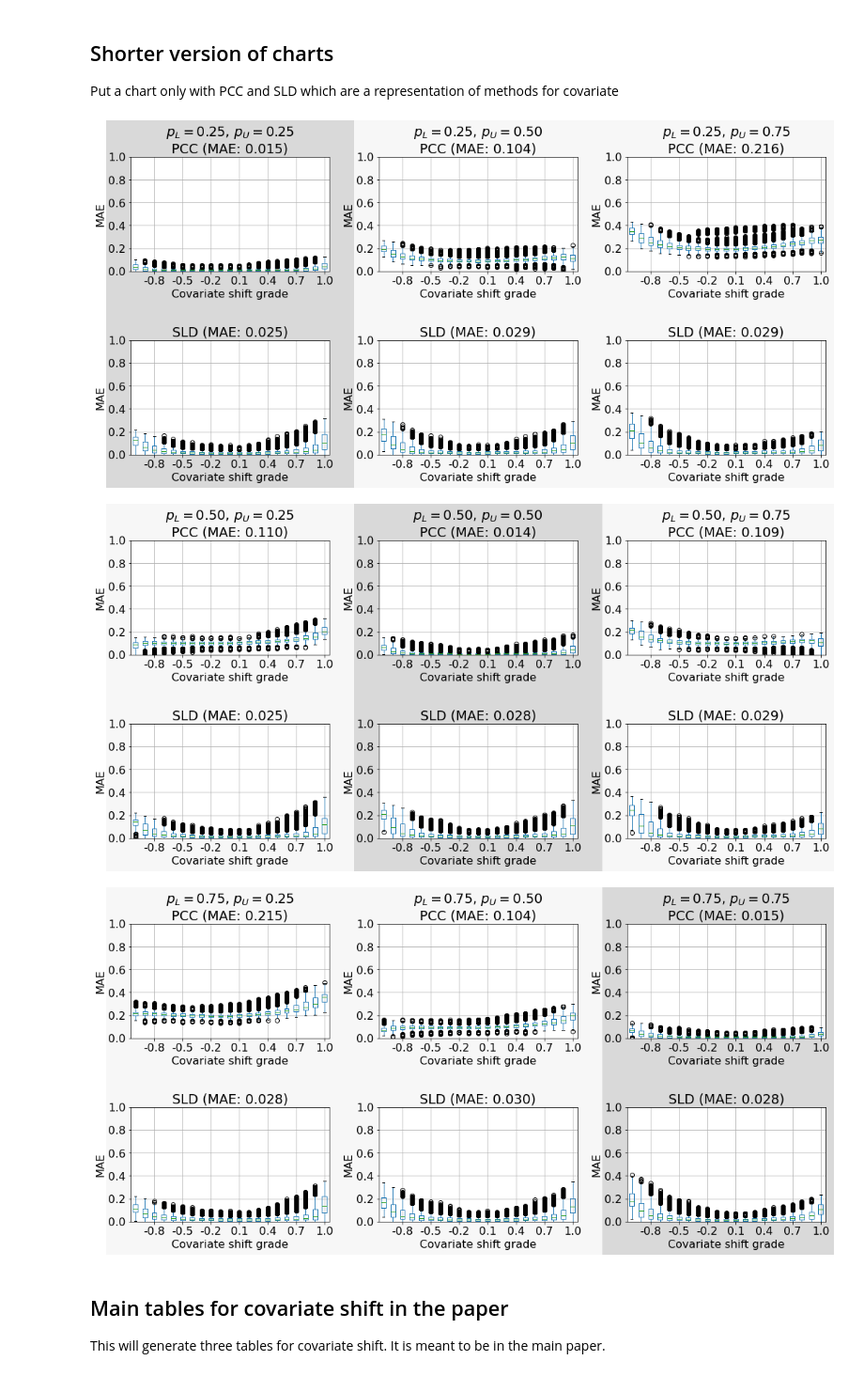
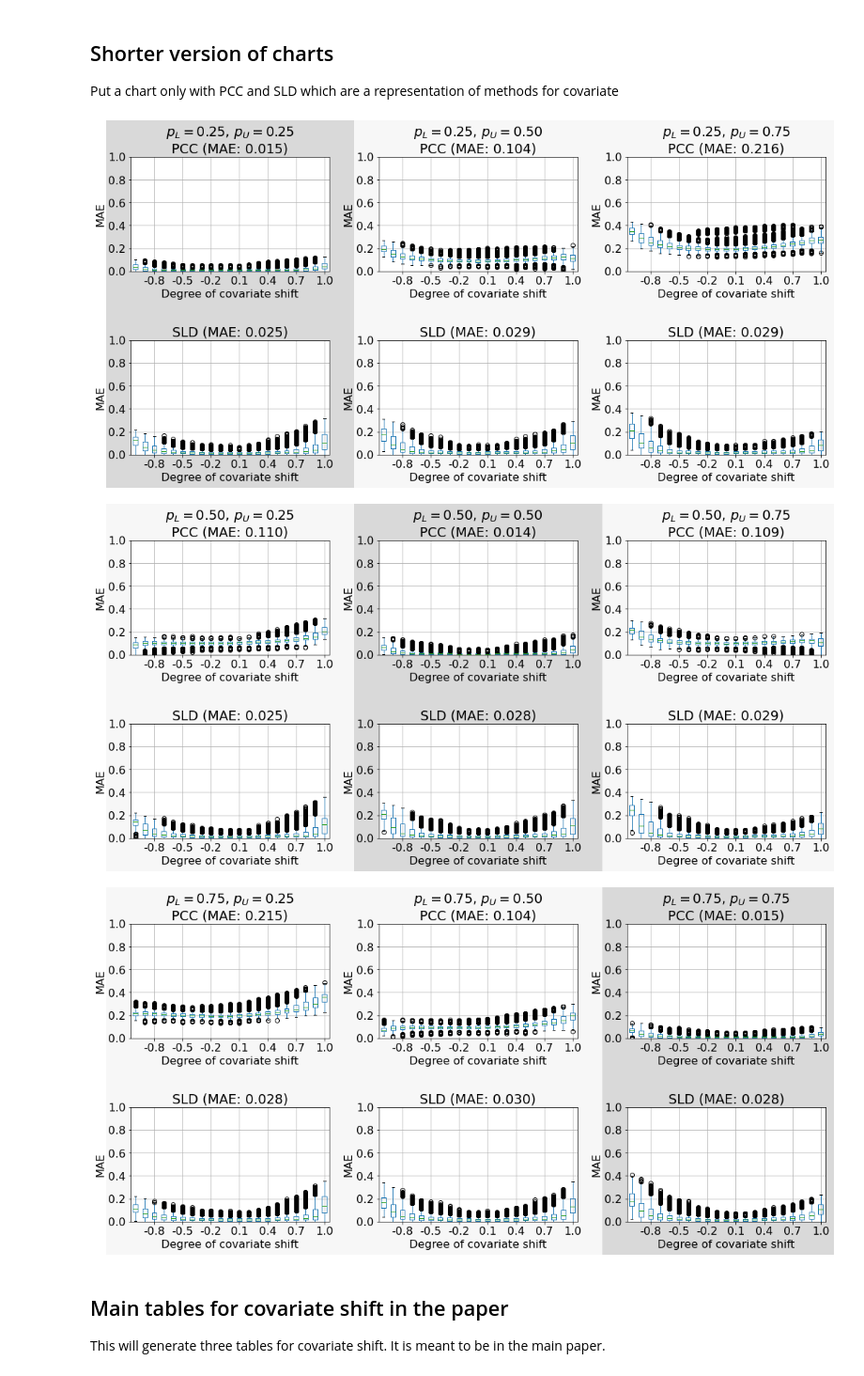
Before and after one commit to pglez82/quant_datasetshift, a Jupyter notebook: analyze_results_covariate.ipynb, the cells around one changed output. Shown at 94% size. Cells and saved outputs as stored; diff of their text form; code cells hidden in the pictures.

```diff
--- a/analyze_results_covariate.ipynb
+++ b/analyze_results_covariate.ipynb
@@ -181,7 +181,7 @@ for p_train in ps_train:
             ax[k//n_cols][k%n_cols].set_ylim(0, 1)
             ax[k//n_cols][k%n_cols].set_ylabel(error)
             results.boxplot(ax=ax[k//n_cols][k%n_cols],column='error',by='covariate_measure')
-            ax[k//n_cols][k%n_cols].set_xlabel("Covariate shift grade")
+            ax[k//n_cols][k%n_cols].set_xlabel("Degree of covariate shift")
             ax[k//n_cols][k%n_cols].xaxis.set_major_locator(ticker.MultipleLocator(3))
             plt.suptitle('Covariate shift results with p_train={} and p_test={}'.format(p_train, p_test))
             ax[k//n_cols][k%n_cols].set_title("%s (%s: %f)"  % (quant_name,error,mean_error_methods[exp_id]))
@@ -204,34 +204,34 @@ Put a chart only with PCC and SLD which are a representation of methods for cova
 # %%
 quantificators = ["PCC","SLD"]
 for i, p_train in enumerate(ps_train):
     fig = plt.figure(figsize=(15,8))
     subfigs = fig.subfigures(ncols=3,wspace=2)
     plt.subplots_adjust(hspace=0.6)
 
     for j, p_test in enumerate(ps_test):
         axs = subfigs[j].subplots(nrows=2)
         for k,quant_name in enumerate(quantificators):
             exp_id = "%s_%f_%f" % (quant_name,p_train,p_test)
             results = results_dict[quant_name]
             results = results.loc[(results['p_test'] == p_test) & (results['p_train'] == p_train)]
             axs[k].set_ylim(0, 1)
             axs[k].set_ylabel(error)
             results.boxplot(ax=axs[k],column='error',by='covariate_measure')
             axs[k].xaxis.set_major_locator(ticker.MultipleLocator(3))
-            axs[k].set_xlabel("Covariate shift grade")
+            axs[k].set_xlabel("Degree of covariate shift")
             axs[k].set_title("%s (%s: %.3f)"  % (quant_name,error,mean_error_methods[exp_id]))
         subfigs[j].suptitle('$p_{L}=%.2f$, $p_{U}=%.2f$' % (p_train,p_test))
         if p_train==p_test:
             subfigs[j].set_facecolor('0.85')
         else:
             subfigs[j].set_facecolor('0.97')
 
     plt.savefig(os.path.join(export_dir,"images/covariatesummary_{}.pdf".format(p_train)),format='pdf',bbox_inches='tight')
     plt.savefig(os.path.join(export_dir,"images/covariatesummary_{}.png".format(p_train)),format='png',bbox_inches='tight')
 # %% [output]
-[figure, old version]
+[figure, new version]
-[figure, old version]
+[figure, new version]
-[figure, old version]
+[figure, new version]
 # %% [markdown]
 ## Main tables for covariate shift in the paper
 
```
Also changed, not shown: parts of 3 cells of this notebook, 3 other files.
